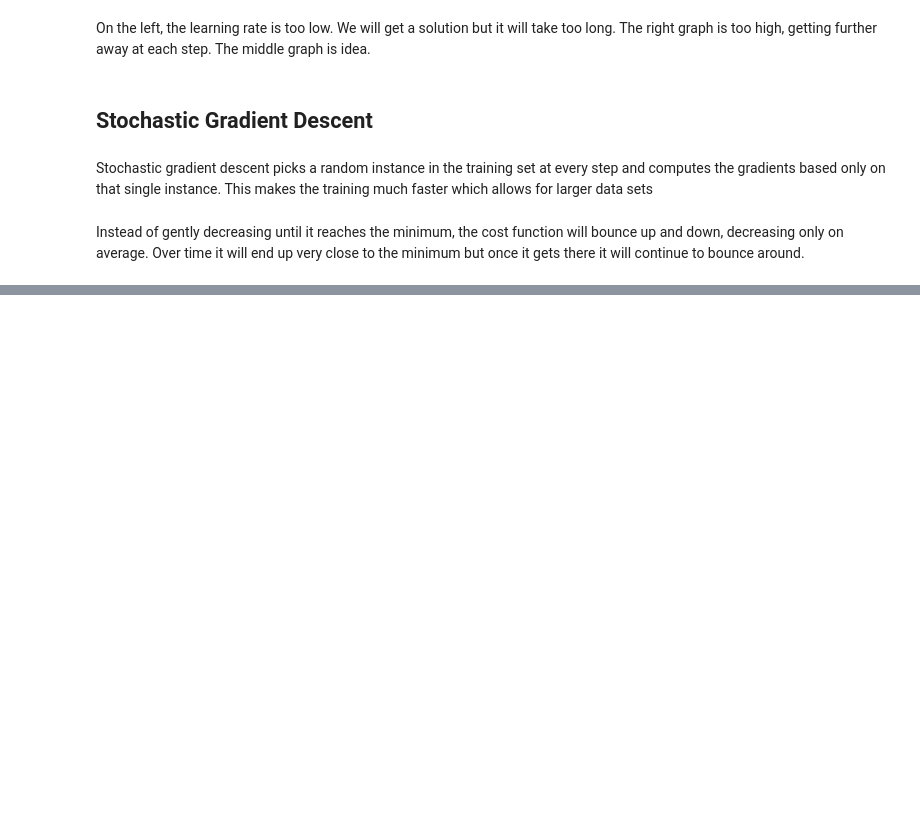
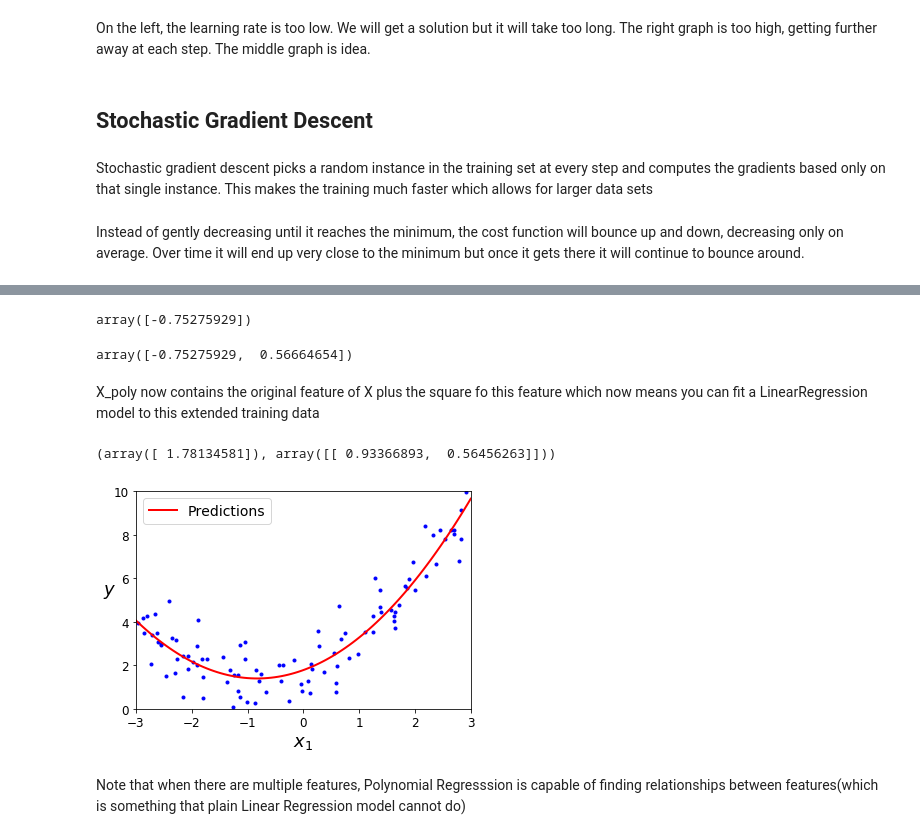
Before and after one commit to Hustada/handson-ml-Training_Linear_Models, a Jupyter notebook: handson-ml-linear-models.ipynb, the cells around one changed output, grey strips where cells are left out. Drawn from its saved outputs; the diff is of its cells as text; code cells hidden in the pictures; blank space fills up the shorter version.

```diff
--- a/handson-ml-linear-models.ipynb
+++ b/handson-ml-linear-models.ipynb
@@ -209,0 +300,35 @@ sgd_reg = SGDRegressor(n_iter=50, penalty=None, eta0=0.1, random_state=42)
+# %%
+from sklearn.preprocessing import PolynomialFeatures
+poly_features = PolynomialFeatures(degree=2, include_bias=False)
+X_poly = poly_features.fit_transform(X)
+X[0]
+# %% [output]
+array([-0.75275929])
+# %%
+X_poly[0]
+# %% [output]
+array([-0.75275929,  0.56664654])
+# %% [markdown]
+X_poly now contains the original feature of X plus the square fo this feature which now means you can fit a LinearRegression model to this extended training data
+# %%
+from sklearn.linear_model import LinearRegression
+lin_reg = LinearRegression()
+lin_reg.fit(X_poly, y)
+lin_reg.intercept_, lin_reg.coef_
+# %% [output]
+(array([ 1.78134581]), array([[ 0.93366893,  0.56456263]]))
+# %%
+X_new=np.linspace(-3, 3, 100).reshape(100, 1)
+X_new_poly = poly_features.transform(X_new)
+y_new = lin_reg.predict(X_new_poly)
+plt.plot(X, y, "b.")
+plt.plot(X_new, y_new, "r-", linewidth=2, label="Predictions")
+plt.xlabel("$x_1$", fontsize=18)
+plt.ylabel("$y$", rotation=0, fontsize=18)
+plt.legend(loc="upper left", fontsize=14)
+plt.axis([-3, 3, 0, 10])
+plt.show()
+# %% [output]
+[figure, added]
+# %% [markdown]
+Note that when there are multiple features, Polynomial Regresssion is capable of finding relationships between features(which is something that plain Linear Regression model cannot do)
```
Also changed, not shown: parts of 18 cells of this notebook.
